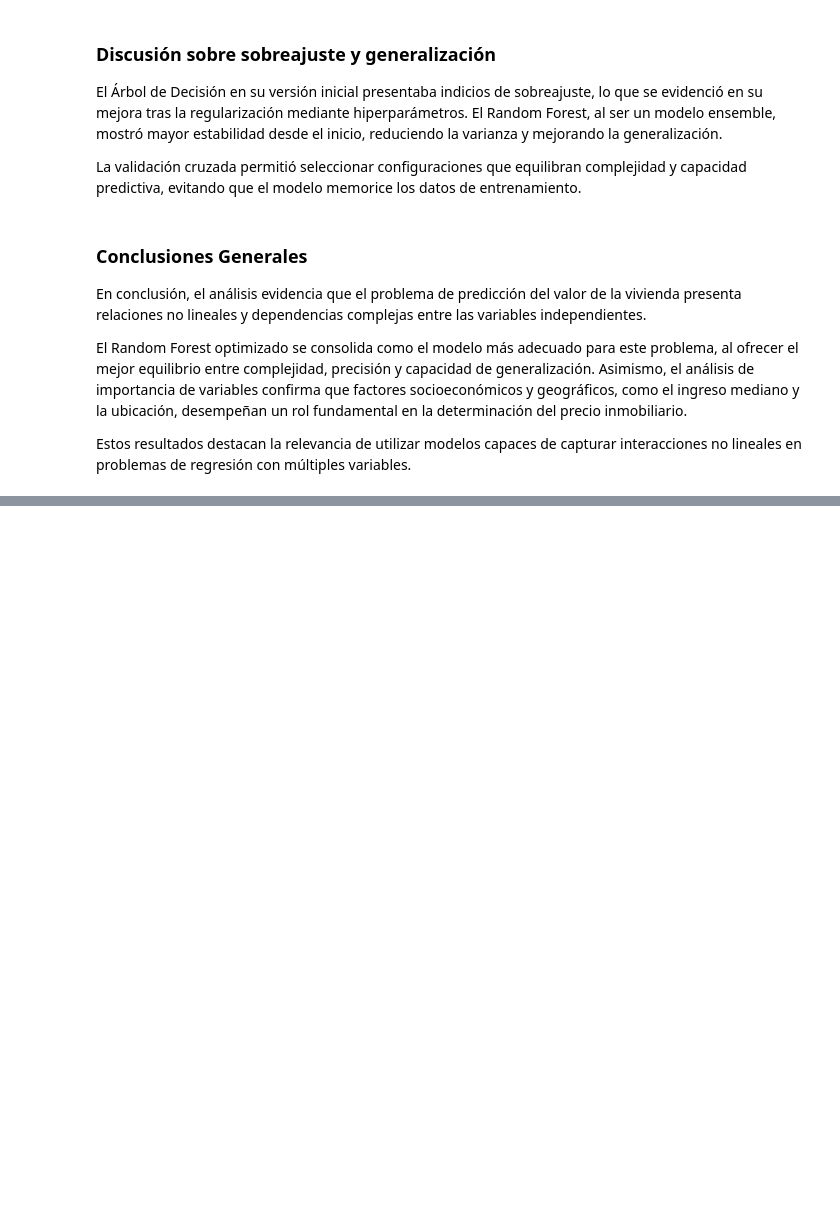
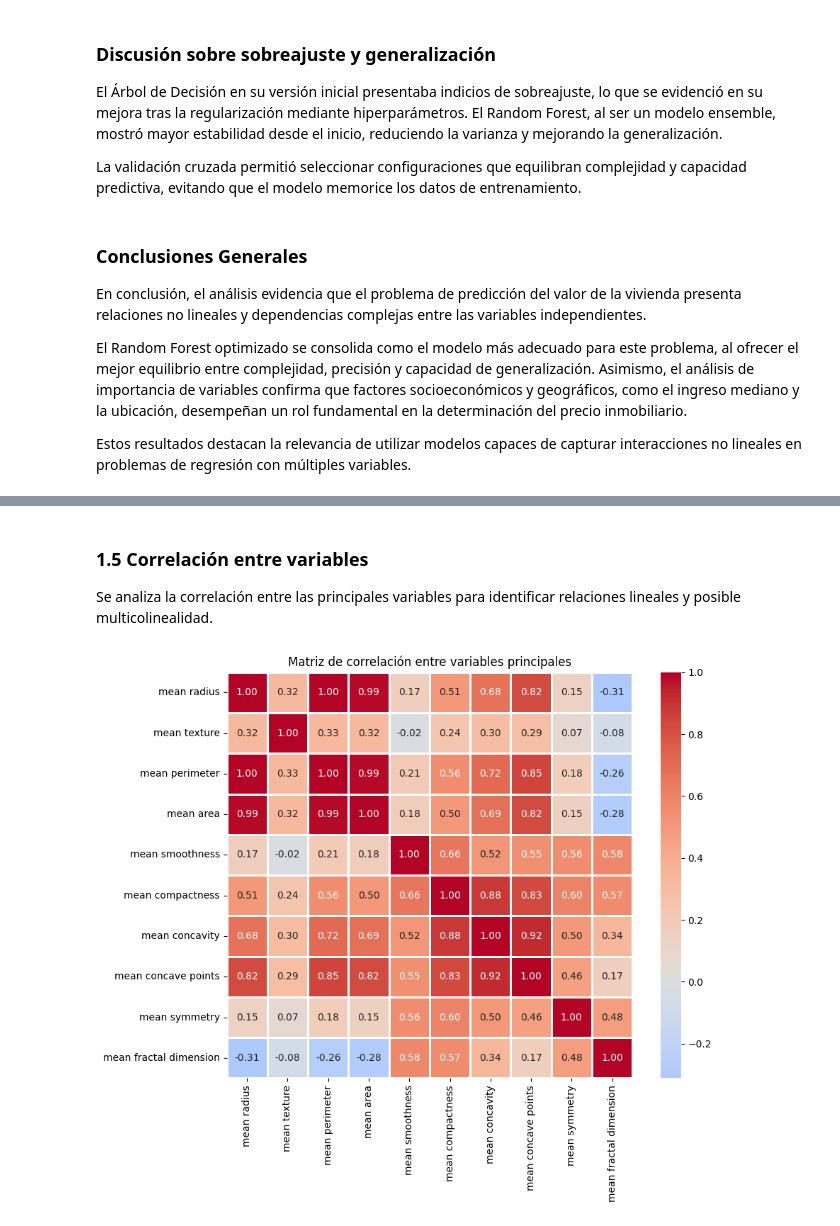
Before and after one commit to rocha30/LAB_2, a Jupyter notebook: problema_regresión.ipynb, the cells around one changed output, grey strips where cells are left out. Cells and saved outputs as stored; diff of their text form; code cells hidden in the pictures; blank space fills up the shorter version.

```diff
--- a/problema_regresión.ipynb
+++ b/problema_regresión.ipynb
@@ -460,0 +647,17 @@ interacciones no lineales en problemas de regresión con múltiples variables.
+# %% [markdown]
+### 1.5 Correlación entre variables
+
+Se analiza la correlación entre las principales variables para identificar relaciones
+lineales y posible multicolinealidad.
+# %%
+# Seleccionar un subconjunto de variables para visualización (las primeras 10)
+columnas_seleccionadas = df.columns[:10]
+
+plt.figure(figsize=(10, 8))
+sns.heatmap(df[columnas_seleccionadas].corr(), annot=True, fmt='.2f',
+            cmap='coolwarm', center=0, square=True, linewidths=1)
+plt.title('Matriz de correlación entre variables principales')
+plt.tight_layout()
+plt.show()
+# %% [output]
+[figure, added]
```
Also changed, not shown: parts of 69 cells of this notebook.
